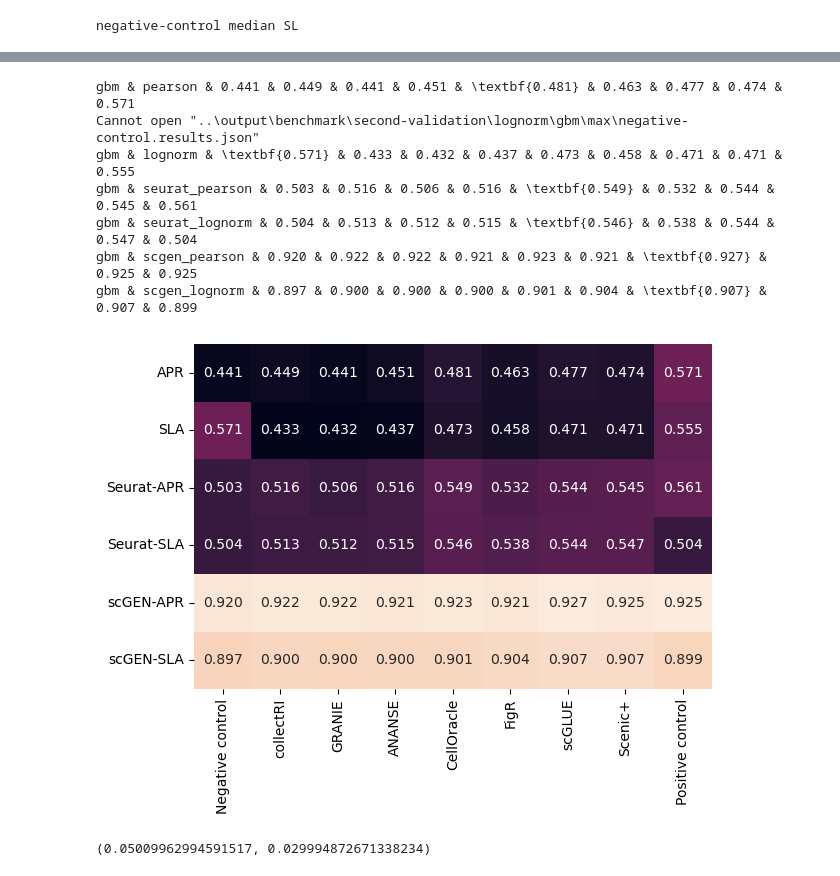
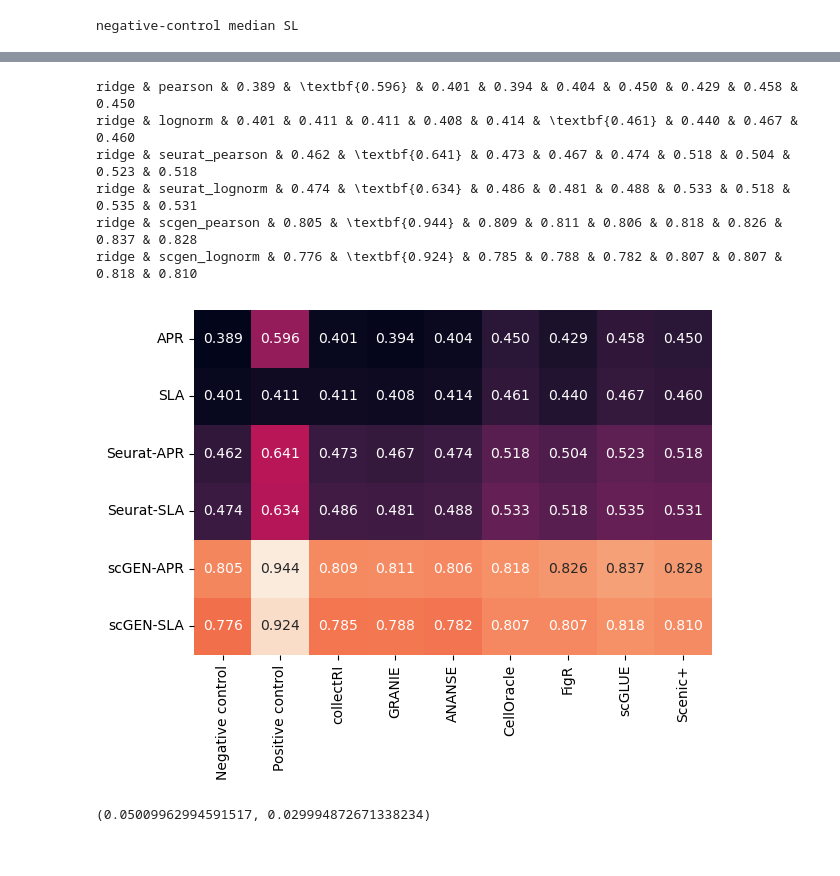
Before and after one commit to janursa/grn_benchmark, a Jupyter notebook: notebooks/second-validation.ipynb, the cells around one changed output, grey strips where cells are left out. Drawn from its saved outputs; the diff is of its cells as text; code cells hidden in the pictures.

```diff
--- a/notebooks/second-validation.ipynb
+++ b/notebooks/second-validation.ipynb
@@ -323,10 +323,10 @@ MARKERS = {
 # %%
 SORTED_METHODS = ['positive-control', 'negative-control', 'collectRI', 'FigR', 'CellOracle', 'GRANIE', 'ANANSE', 'scGLUE', 'scenicplus']
 
-plt.figure(figsize=(16, 6))
+plt.figure(figsize=(8, 6))
 
-for k, (norm2_t, estimator_t) in enumerate(zip(['pearson', 'seurat_lognorm'], ['ridge', 'gbm'])):
-    ax = plt.subplot(1, 2, k + 1)
+for k, (norm2_t, estimator_t) in enumerate(zip(['pearson'], ['ridge'])):
+    ax = plt.subplot(1, 1, k + 1)
     ax.grid(alpha=0.4, linewidth=1, color='grey', linestyle='--')
     xs = [0, 0.1, 0.2, 0.3, 0.4, 0.5, 0.6, 0.7, 0.8, 0.9, 1]
 
@@ -440,50 +441,51 @@ scGLUE TtestResult(statistic=54.17245266723662, pvalue=0.0, df=5881)
 scenicplus TtestResult(statistic=66.83718435039118, pvalue=0.0, df=5881)
 # %%
 reduction_t = 'max'
-estimator_t = 'gbm'
+estimator_t = 'ridge'
 
-SORTED_METHODS = ['negative-control', 'collectRI', 'GRANIE', 'ANANSE', 'CellOracle', 'FigR', 'scGLUE', 'scenicplus', 'positive-control']
+SORTED_METHODS = ['negative-control', 'positive-control', 'collectRI', 'GRANIE', 'ANANSE', 'CellOracle', 'FigR', 'scGLUE', 'scenicplus']
 
 mat = []
 for norm2_t in ['pearson', 'lognorm', 'seurat_pearson', 'seurat_lognorm', 'scgen_pearson', 'scgen_lognorm']:
 
     row = []
 
     for method in SORTED_METHODS:
         filepath = os.path.join(RESULTS_DIR, norm2_t, estimator_t, reduction_t, f'{method}.results.json')
         try:
             with open(filepath, 'r') as f:
                 results = json.load(f)
         except FileNotFoundError:
             print(f'Cannot open "{filepath}"')
         r2 = []
         for i in range(len(results['scores'])):
             if n_features[i] != 0:
                 r2.append(results['scores'][i]['r2'])
         r2 = np.asarray(r2)
 
         row.append(float(np.average(r2)))
     mat.append(row)
     j = np.argmax(row[:-2])
     print(estimator_t + ' & ' + norm2_t + ' & ' + ' & '.join(['\\textbf{' + f'{x:.3f}' + '}' if (i == j) else f'{x:.3f}' for i, x in enumerate(row)]))
 mat = np.asarray(mat)
 
+#mat = mat / mat[:, 0, np.newaxis]
+
 plt.figure(figsize=(8, 5))
 ax = plt.subplot(1, 1, 1)
-xticklabels = ['Negative control', 'collectRI', 'GRANIE', 'ANANSE', 'CellOracle', 'FigR', 'scGLUE', 'Scenic+', 'Positive control']
+xticklabels = ['Negative control', 'Positive control', 'collectRI', 'GRANIE', 'ANANSE', 'CellOracle', 'FigR', 'scGLUE', 'Scenic+']
 yticklabels = ['APR', 'SLA', 'Seurat-APR', 'Seurat-SLA', 'scGEN-APR', 'scGEN-SLA']
 seaborn.heatmap(mat, ax=ax, square=True, cbar=False, xticklabels=xticklabels, yticklabels=yticklabels, annot=True, fmt='.3f')
 plt.tight_layout()
 plt.savefig('../output/benchmark/figs/second-validation-heatmap.png', dpi=300, transparent=True)
 # %% [output]
-gbm & pearson & 0.441 & 0.449 & 0.441 & 0.451 & \textbf{0.481} & 0.463 & 0.477 & 0.474 & 0.571
-Cannot open "..\output\benchmark\second-validation\lognorm\gbm\max\negative-control.results.json"
-gbm & lognorm & \textbf{0.571} & 0.433 & 0.432 & 0.437 & 0.473 & 0.458 & 0.471 & 0.471 & 0.555
-gbm & seurat_pearson & 0.503 & 0.516 & 0.506 & 0.516 & \textbf{0.549} & 0.532 & 0.544 & 0.545 & 0.561
-gbm & seurat_lognorm & 0.504 & 0.513 & 0.512 & 0.515 & \textbf{0.546} & 0.538 & 0.544 & 0.547 & 0.504
-gbm & scgen_pearson & 0.920 & 0.922 & 0.922 & 0.921 & 0.923 & 0.921 & \textbf{0.927} & 0.925 & 0.925
-gbm & scgen_lognorm & 0.897 & 0.900 & 0.900 & 0.900 & 0.901 & 0.904 & \textbf{0.907} & 0.907 & 0.899
+ridge & pearson & 0.389 & \textbf{0.596} & 0.401 & 0.394 & 0.404 & 0.450 & 0.429 & 0.458 & 0.450
+ridge & lognorm & 0.401 & 0.411 & 0.411 & 0.408 & 0.414 & \textbf{0.461} & 0.440 & 0.467 & 0.460
+ridge & seurat_pearson & 0.462 & \textbf{0.641} & 0.473 & 0.467 & 0.474 & 0.518 & 0.504 & 0.523 & 0.518
+ridge & seurat_lognorm & 0.474 & \textbf{0.634} & 0.486 & 0.481 & 0.488 & 0.533 & 0.518 & 0.535 & 0.531
+ridge & scgen_pearson & 0.805 & \textbf{0.944} & 0.809 & 0.811 & 0.806 & 0.818 & 0.826 & 0.837 & 0.828
+ridge & scgen_lognorm & 0.776 & \textbf{0.924} & 0.785 & 0.788 & 0.782 & 0.807 & 0.807 & 0.818 & 0.810
-[figure, old version]
+[figure, new version]
 # %%
 df = pd.read_csv('https://www.tau.ac.il/~elieis/HKG/HK_genes.txt', sep=' ', header=None)
 housekeeping_genes = set(df.loc[:, 0].to_numpy())
```
Also changed, not shown: parts of 4 cells of this notebook, 9 other files.
